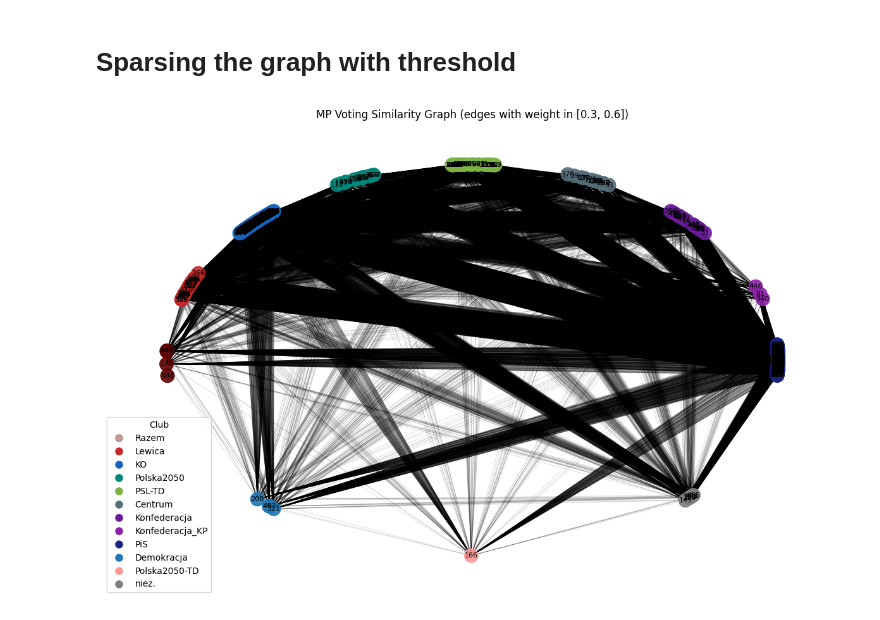
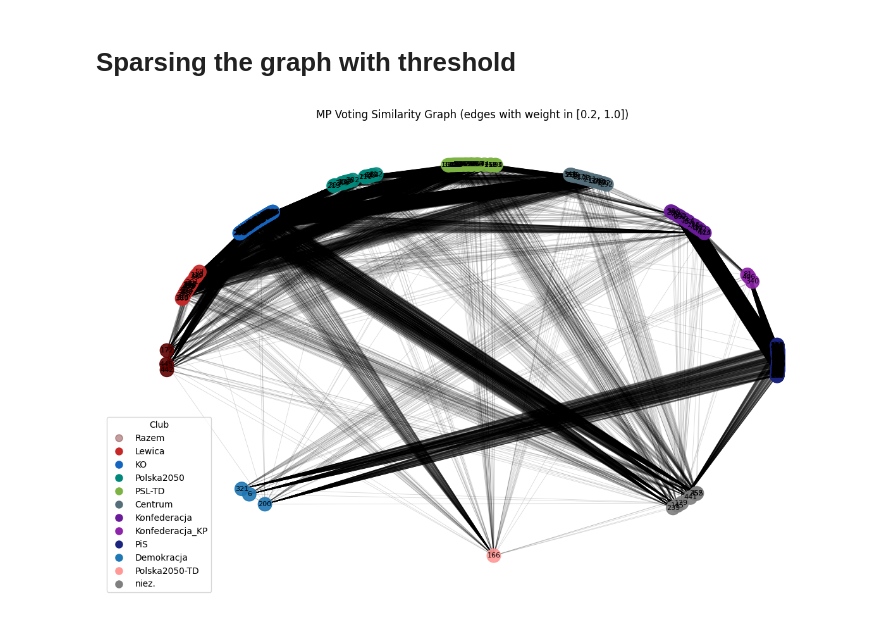
Before and after one commit to Voldziu/PolishGovernmentAnalysis, a Jupyter notebook: src/notebooks/eda.ipynb, the cells around one changed output. Drawn from its saved outputs; the diff is of its cells as text; code cells hidden in the pictures.

```diff
--- a/src/notebooks/eda.ipynb
+++ b/src/notebooks/eda.ipynb
@@ -278,8 +296,8 @@ plt.show()
 # %% [markdown]
 # Sparsing the graph with threshold
 # %%
-THRESHOLD_DOWN = 0.3
-THRESHOLD_UP = 0.6
+THRESHOLD_DOWN = 0.2
+THRESHOLD_UP = 1.0
 
 sparse_G = nx.Graph(
     (u, v, d) for u, v, d in G.edges(data=True) if THRESHOLD_DOWN <= d["weight"] <= THRESHOLD_UP
@@ -289,15 +307,15 @@ for node in G.nodes:
         nx.set_node_attributes(sparse_G, {node: G.nodes[node]})
 # %%
 plot_graph_by_club(
-    G,
+    sparse_G,
     clubs_ordered=CLUBS_ORDERED,
     node_size=240,
     jitter=0.08,
 
     seed=7,
     show_node_ids=True,
     node_id_font_size=8,
     title=f"MP Voting Similarity Graph (edges with weight in [{THRESHOLD_DOWN}, {THRESHOLD_UP}])",
 )
 # %% [output]
-[figure, old version]
+[figure, new version]
```
Also changed, not shown: parts of 4 cells of this notebook.
